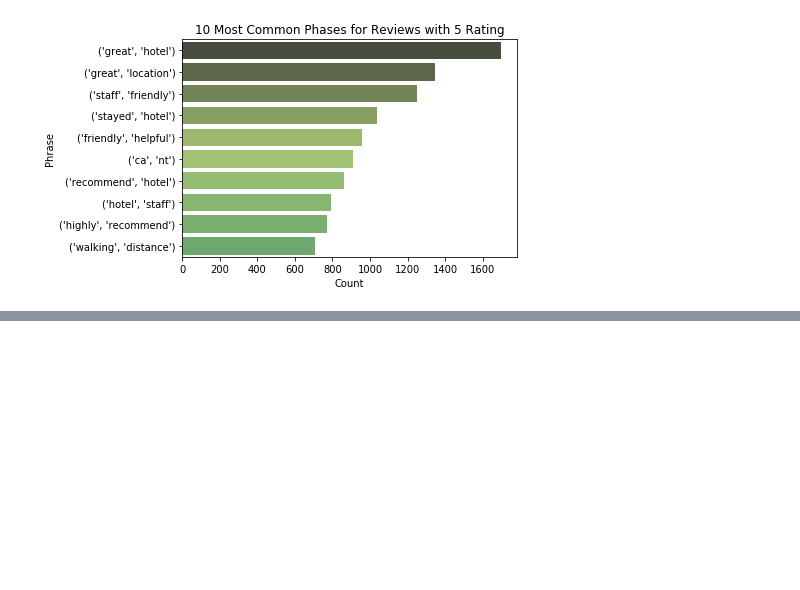
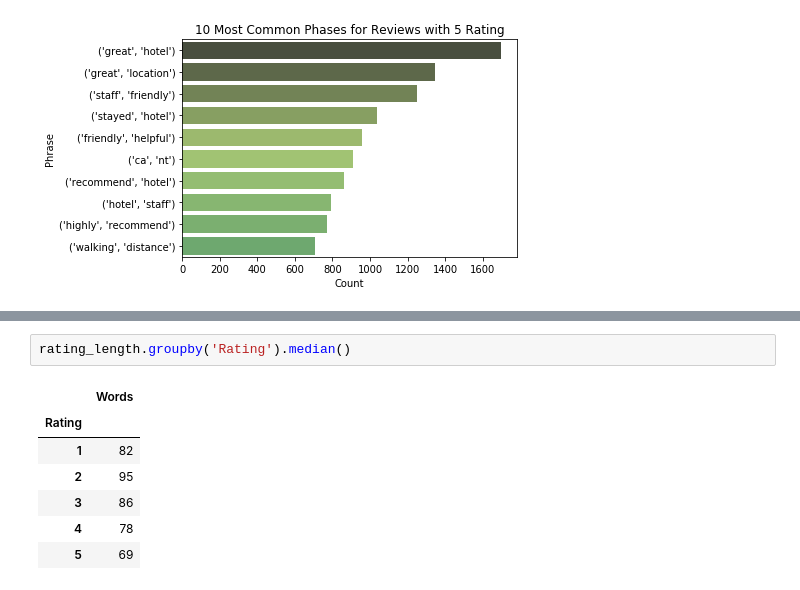
Before and after one commit to laimich/Hotel-Reviews-Data-Analysis, a Jupyter notebook: hotel_data_analysis.ipynb, the cells around one changed output, grey strips where cells are left out. Saved outputs shown, nothing was run; the diff lists cells and outputs as text; blank space fills up the shorter version.

```diff
--- a/hotel_data_analysis.ipynb
+++ b/hotel_data_analysis.ipynb
@@ -130,0 +133,10 @@ sns.violinplot("Rating", "Words", data=rating_length)
+# %%
+rating_length.groupby('Rating').median()
+# %% [output]
+|  | Words |
+| Rating |  |
+| 1 | 82 |
+| 2 | 95 |
+| 3 | 86 |
+| 4 | 78 |
+| 5 | 69 |
```
Also changed, not shown: parts of 7 cells of this notebook.
